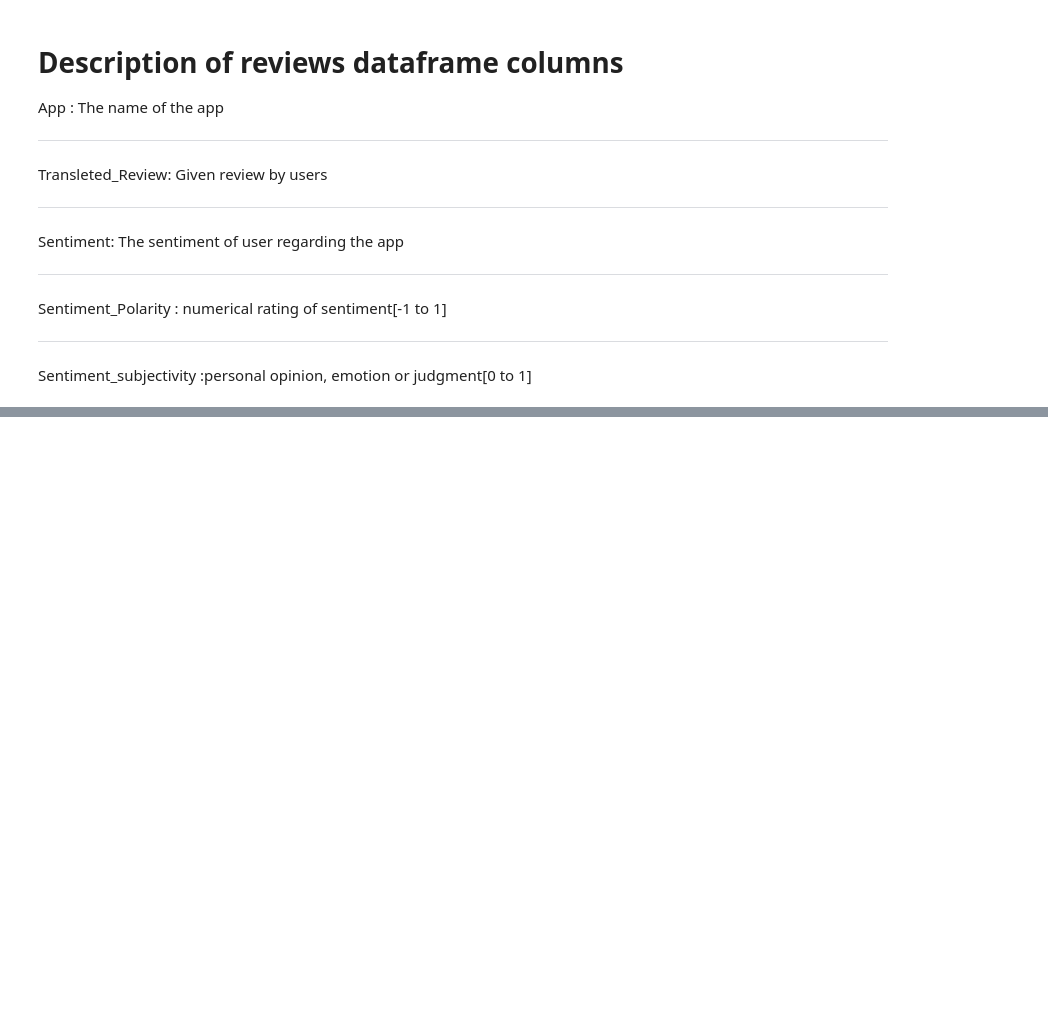
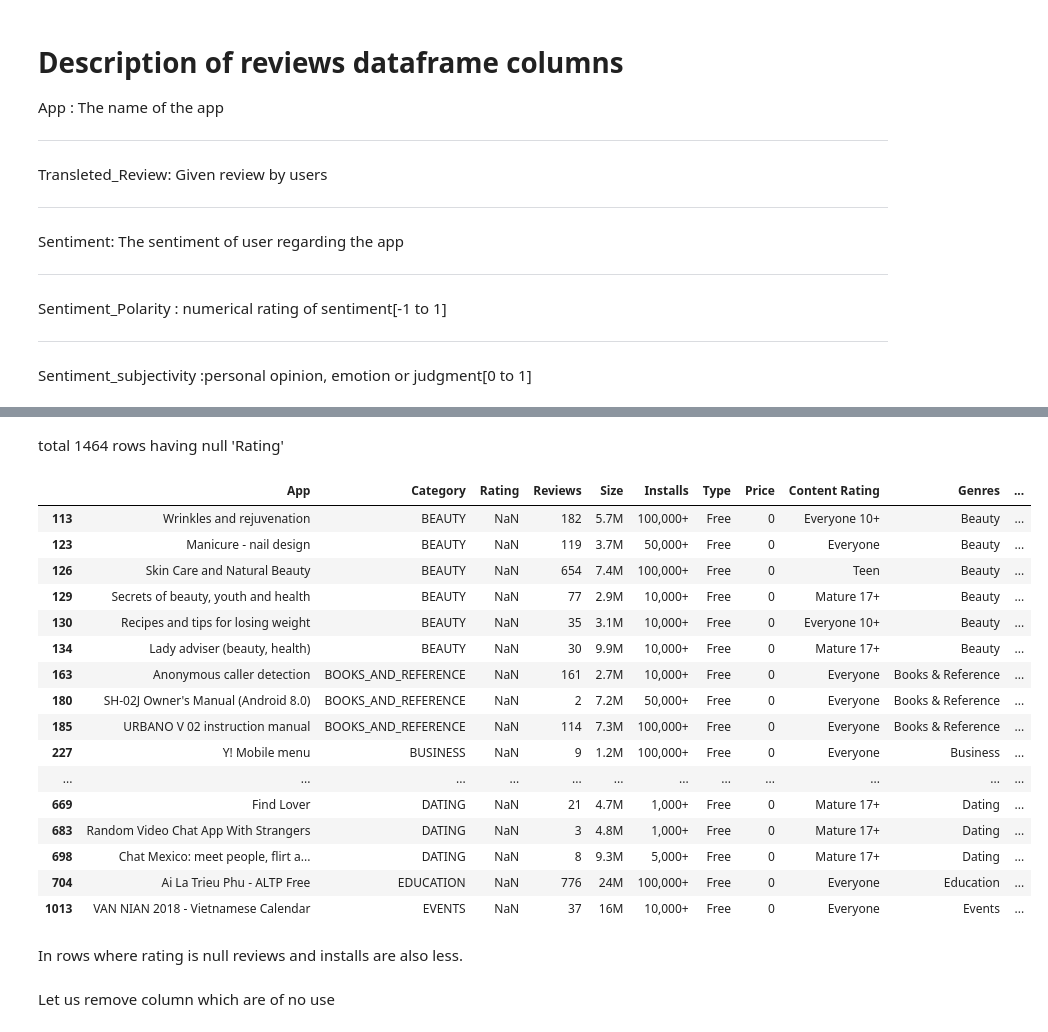
Before and after one commit to MadhurAwasthi/Play_Store-EDA, a Jupyter notebook: Play_Store_App_Review_Analysis_Capstone_Project.ipynb, the cells around one changed output, grey strips where cells are left out. Drawn from its saved outputs; the diff is of its cells as text; code cells hidden in the pictures; blank space fills up the shorter version.

```diff
--- a/Play_Store_App_Review_Analysis_Capstone_Project.ipynb
+++ b/Play_Store_App_Review_Analysis_Capstone_Project.ipynb
@@ -168,0 +197,3 @@ Sentiment_subjectivity :personal opinion, emotion or judgment[0 to 1]
+# %%
+#there are 483 duplicate rows so let us remove them
+playstore_df.drop_duplicates(keep='last',inplace=True)
@@ -168,0 +207,3 @@ Sentiment_subjectivity :personal opinion, emotion or judgment[0 to 1]
+# %%
+# now let us remove these duplicates
+playstore_df.drop_duplicates(subset=['App','Rating'],keep='last',inplace=True)
@@ -168,0 +228,25 @@ Sentiment_subjectivity :personal opinion, emotion or judgment[0 to 1]
+# %% [markdown]
+total 1464 rows having null 'Rating'
+# %%
+# let us see it
+playstore_df[playstore_df['Rating'].isna()].head(50)
+# %% [output]
+|  | App | Category | Rating | Reviews | Size | Installs | Type | Price | Content Rating | Genres | ... |
+| 113 | Wrinkles and rejuvenation | BEAUTY | NaN | 182 | 5.7M | 100,000+ | Free | 0 | Everyone 10+ | Beauty | ... |
+| 123 | Manicure - nail design | BEAUTY | NaN | 119 | 3.7M | 50,000+ | Free | 0 | Everyone | Beauty | ... |
+| 126 | Skin Care and Natural Beauty | BEAUTY | NaN | 654 | 7.4M | 100,000+ | Free | 0 | Teen | Beauty | ... |
+| 129 | Secrets of beauty, youth and health | BEAUTY | NaN | 77 | 2.9M | 10,000+ | Free | 0 | Mature 17+ | Beauty | ... |
+| 130 | Recipes and tips for losing weight | BEAUTY | NaN | 35 | 3.1M | 10,000+ | Free | 0 | Everyone 10+ | Beauty | ... |
+| 134 | Lady adviser (beauty, health) | BEAUTY | NaN | 30 | 9.9M | 10,000+ | Free | 0 | Mature 17+ | Beauty | ... |
+| 163 | Anonymous caller detection | BOOKS_AND_REFERENCE | NaN | 161 | 2.7M | 10,000+ | Free | 0 | Everyone | Books & Reference | ... |
+| 180 | SH-02J Owner's Manual (Android 8.0) | BOOKS_AND_REFERENCE | NaN | 2 | 7.2M | 50,000+ | Free | 0 | Everyone | Books & Reference | ... |
+| 185 | URBANO V 02 instruction manual | BOOKS_AND_REFERENCE | NaN | 114 | 7.3M | 100,000+ | Free | 0 | Everyone | Books & Reference | ... |
+| 227 | Y! Mobile menu | BUSINESS | NaN | 9 | 1.2M | 100,000+ | Free | 0 | Everyone | Business | ... |
+| ... | ... | ... | ... | ... | ... | ... | ... | ... | ... | ... | ... |
+| 669 | Find Lover | DATING | NaN | 21 | 4.7M | 1,000+ | Free | 0 | Mature 17+ | Dating | ... |
+| 683 | Random Video Chat App With Strangers | DATING | NaN | 3 | 4.8M | 1,000+ | Free | 0 | Mature 17+ | Dating | ... |
+| 698 | Chat Mexico: meet people, flirt a... | DATING | NaN | 8 | 9.3M | 5,000+ | Free | 0 | Mature 17+ | Dating | ... |
+| 704 | Ai La Trieu Phu - ALTP Free | EDUCATION | NaN | 776 | 24M | 100,000+ | Free | 0 | Everyone | Education | ... |
+| 1013 | VAN NIAN 2018 - Vietnamese Calendar | EVENTS | NaN | 37 | 16M | 10,000+ | Free | 0 | Everyone | Events | ... |
+# %% [markdown]
+In rows where rating is null reviews and installs are also less.
@@ -168,0 +256,2 @@ Sentiment_subjectivity :personal opinion, emotion or judgment[0 to 1]
+# %% [markdown]
+Let us remove column which are of no use
```
Also changed, not shown: parts of 38 cells of this notebook.
